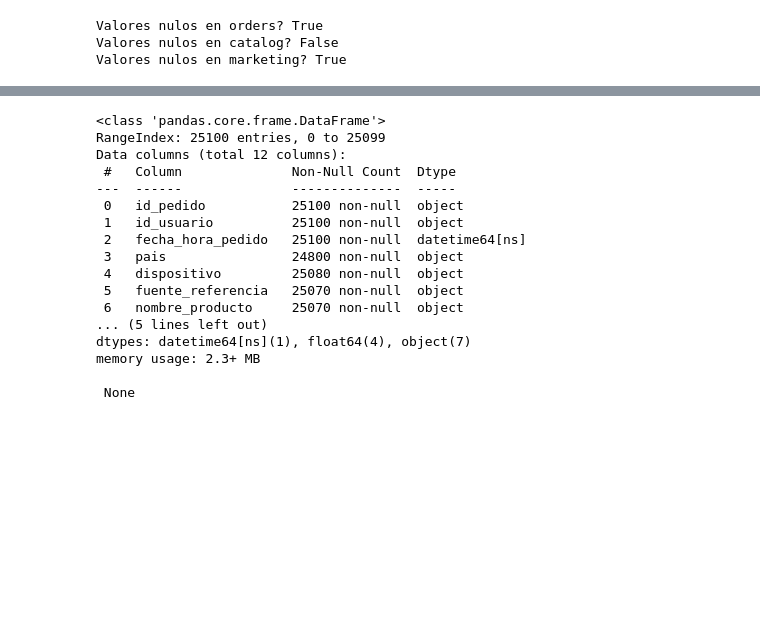
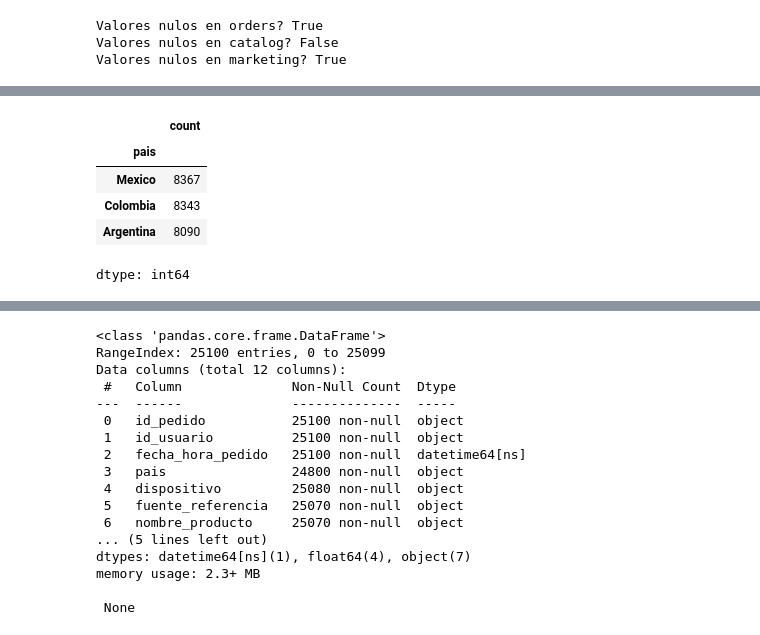
Before and after one commit to FithoGerardo/RappiPlus-Data-cleaning-and-analysis, a Jupyter notebook: notebooks/GerardoOlm-rappiplus_project.ipynb, the cells around one changed output, grey strips where cells are left out. Saved outputs shown, nothing was run; the diff lists cells and outputs as text; code cells hidden in the pictures; blank space fills up the shorter version.

```diff
--- a/notebooks/GerardoOlm-rappiplus_project.ipynb
+++ b/notebooks/GerardoOlm-rappiplus_project.ipynb
@@ -224,0 +259,10 @@ Valores nulos en marketing? True
+# %%
+ord['pais'] = ord['pais'].str.capitalize()
+display(ord['pais'].value_counts())
+# %% [output]
+|  | count |
+| pais |  |
+| Mexico | 8367 |
+| Colombia | 8343 |
+| Argentina | 8090 |
+dtype: int64
```
Also changed, not shown: parts of 5 cells of this notebook.
